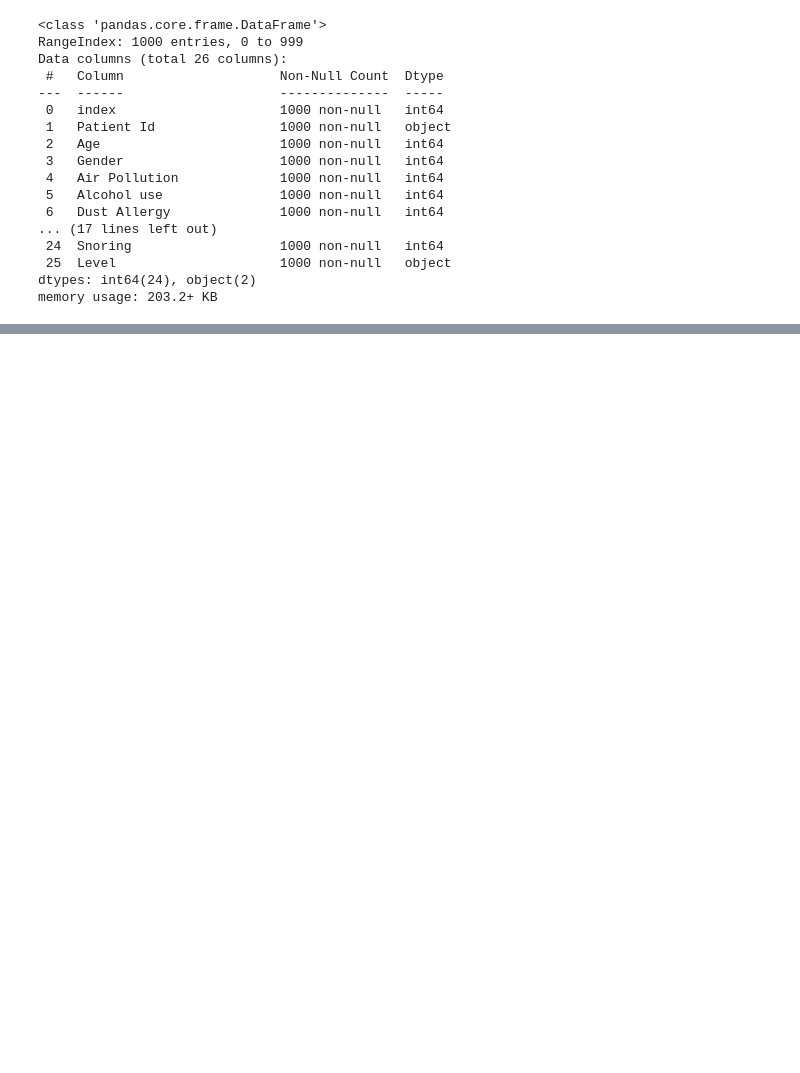
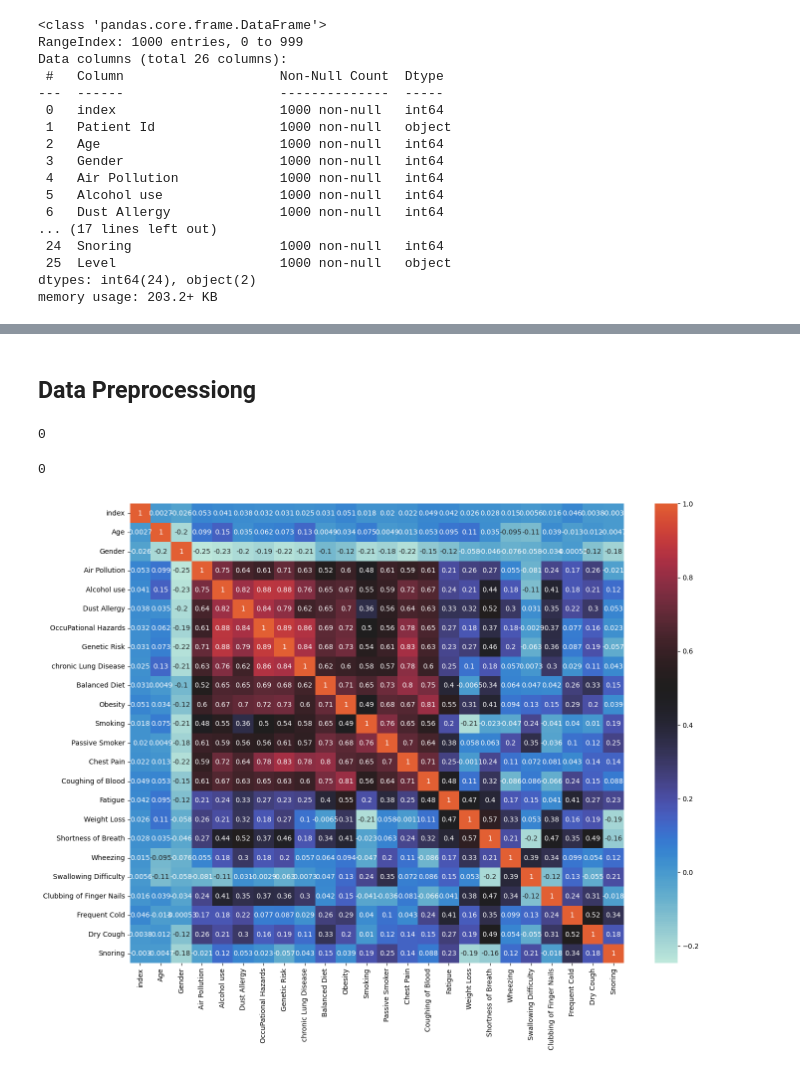
Before and after one commit to barkhahbpp/sistem-cerdas, a Jupyter notebook: Lung_Cancer_MLP_Pred.ipynb, the cells around one changed output, grey strips where cells are left out. Cells and saved outputs as stored; diff of their text form; code cells hidden in the pictures; blank space fills up the shorter version.

```diff
--- a/Lung_Cancer_MLP_Pred.ipynb
+++ b/Lung_Cancer_MLP_Pred.ipynb
@@ -67,0 +84,21 @@ memory usage: 203.2+ KB
+# %% [markdown]
+## Data Preprocessiong ##
+# %%
+# Cek Record Redundant
+sum(lungCr_df.duplicated())
+# %% [output]
+0
+# %%
+# cek PAtient ID Duplicate
+sum(lungCr_df["Patient Id"].duplicated())
+# %% [output]
+0
+# %%
+
+%matplotlib inline
+plt.figure(figsize=(16,12))
+
+sns.heatmap(lungCr_df.corr(), annot=True, center=0.5)
+plt.show()
+# %% [output]
+[figure, added]
```
Also changed, not shown: parts of 4 cells of this notebook.
